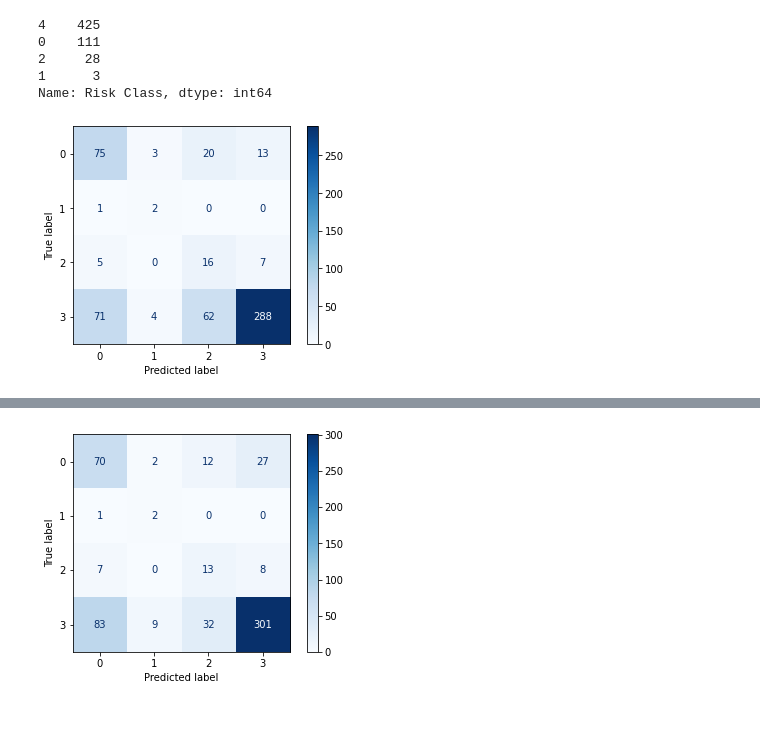
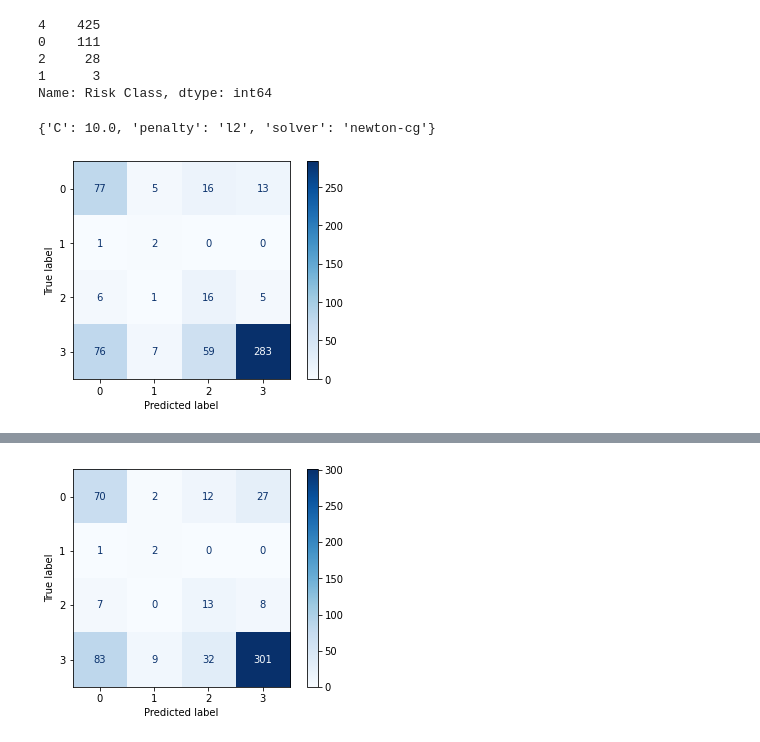
Before and after one commit to ainesh1993/riskyspacebusiness, a Jupyter notebook: notebooks/ModelRiskClass.ipynb, the cells around one changed output, grey strips where cells are left out. Saved outputs shown, nothing was run; the diff lists cells and outputs as text; code cells hidden in the pictures.

```diff
--- a/notebooks/ModelRiskClass.ipynb
+++ b/notebooks/ModelRiskClass.ipynb
@@ -209,37 +210,41 @@ Testing Output Variable Distribution
 2     28
 1      3
 Name: Risk Class, dtype: int64
+# %%
+scorer = make_scorer(f1_score, average = 'weighted')
 # %%
 # create parameter grid to fine-tune model
 param_grid = {
     'solver': ['newton-cg', 'lbfgs'],
-    'penalty': ['none', 'l1', 'l2'],
+    'penalty': ['none', 'l2'],
     'C': [0.0001, 0.001, 0.01, 0.1, 0.5, 1.0, 10.0]
 }
 
 # run the cross-validated grid search to identify the best parameters for the model
 CV_lm = GridSearchCV(estimator=LogisticRegression(class_weight='balanced', random_state=5),
-                     scoring='f1', param_grid=param_grid, n_jobs=-1, verbose=0).fit(X_train, y_train)
+                     scoring=scorer, param_grid=param_grid, n_jobs=-1, verbose=0).fit(X_train, y_train)
 
 # extract the best parameters, as selected by the grid search
 best_params = CV_lm.best_params_
 best_solver = best_params['solver']
 best_penalty = best_params['penalty']
 best_C = best_params['C']
+print(best_params)
 
 # create the final LogisticRegression
 best_lm = LogisticRegression(class_weight='balanced', random_state=5,
                              solver=best_solver,
                              penalty=best_penalty,
                              C=best_C).fit(X_train, y_train)
 lm_pred = best_lm.predict(X_test)
 
 # creating a confusion matrix
 lm_cm = confusion_matrix(y_test, lm_pred)
 dist = ConfusionMatrixDisplay(confusion_matrix=lm_cm).plot(cmap=plt.cm.Blues)
 plt.show()
 # %% [output]
+{'C': 10.0, 'penalty': 'l2', 'solver': 'newton-cg'}
-[figure, old version]
+[figure, new version]
 # %%
 # create parameter grid to fine-tune model
 param_grid = {
```
Also changed, not shown: parts of 7 cells of this notebook.
